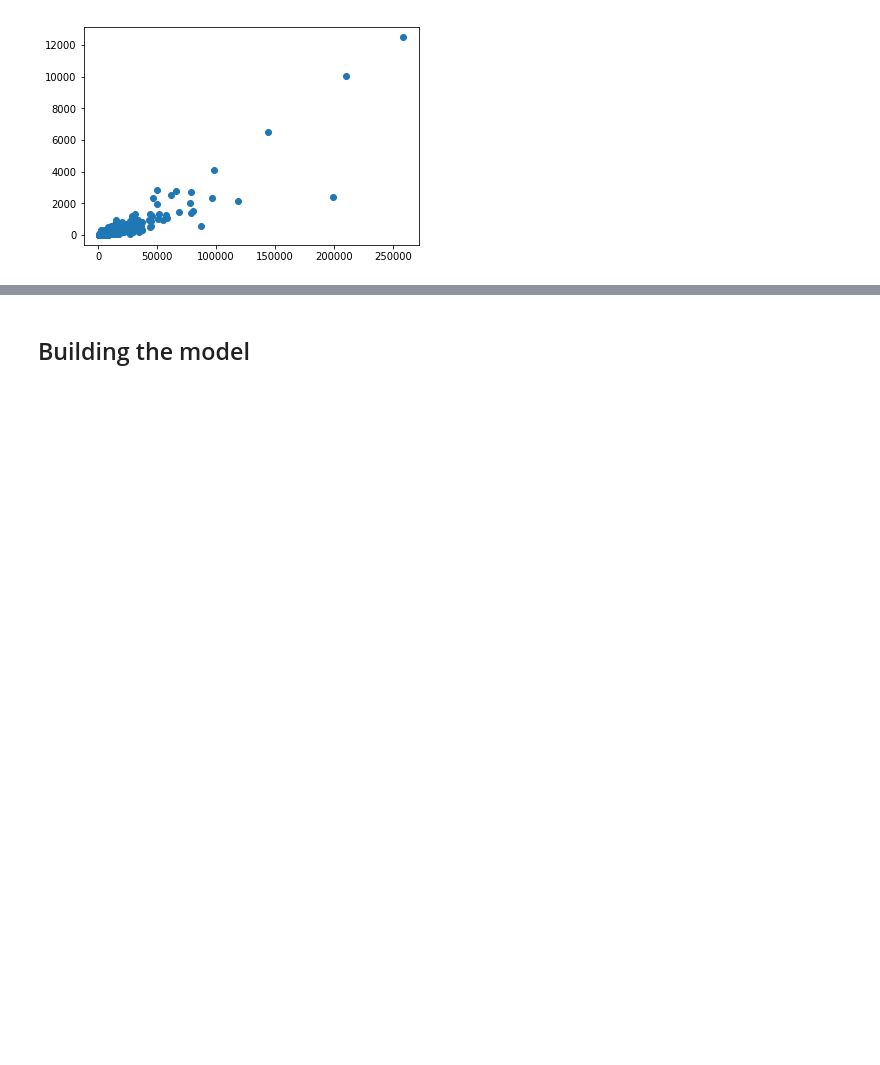
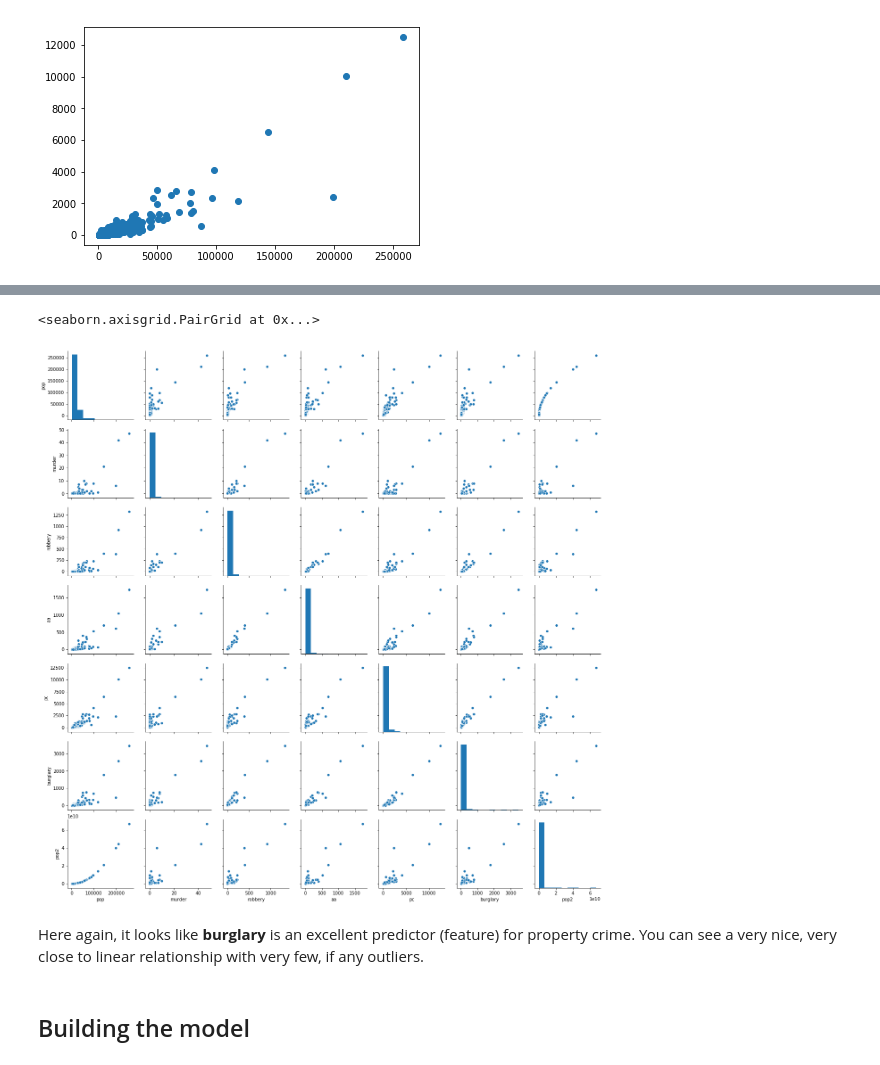
Before and after one commit to etterfred/Thinkful, a Jupyter notebook: 2.4.4 - Property crime prediction model.ipynb, the cells around one changed output, grey strips where cells are left out. Cells and saved outputs as stored; diff of their text form; code cells hidden in the pictures; blank space fills up the shorter version.

```diff
--- a/2.4.4 - Property crime prediction model.ipynb
+++ b/2.4.4 - Property crime prediction model.ipynb
@@ -163,3 +284,13 @@ This looks much better; more conducive to building an accurate model.
+# %%
+# drop nyc data
+df_ny_some_no_nyc = df_ny_some.drop([216])
+# %%
+sns.pairplot(df_ny_some_no_nyc)
+# %% [output]
+<seaborn.axisgrid.PairGrid at 0x...>
+[figure, added]
+# %% [markdown]
+Here again, it looks like **burglary** is an excellent predictor (feature) for property crime.  You can see a very nice, very close to linear relationship with very few, if any outliers.
 # %% [markdown]
 ## Building the model
 # %% [markdown]
```
Also changed, not shown: parts of 18 cells of this notebook.
